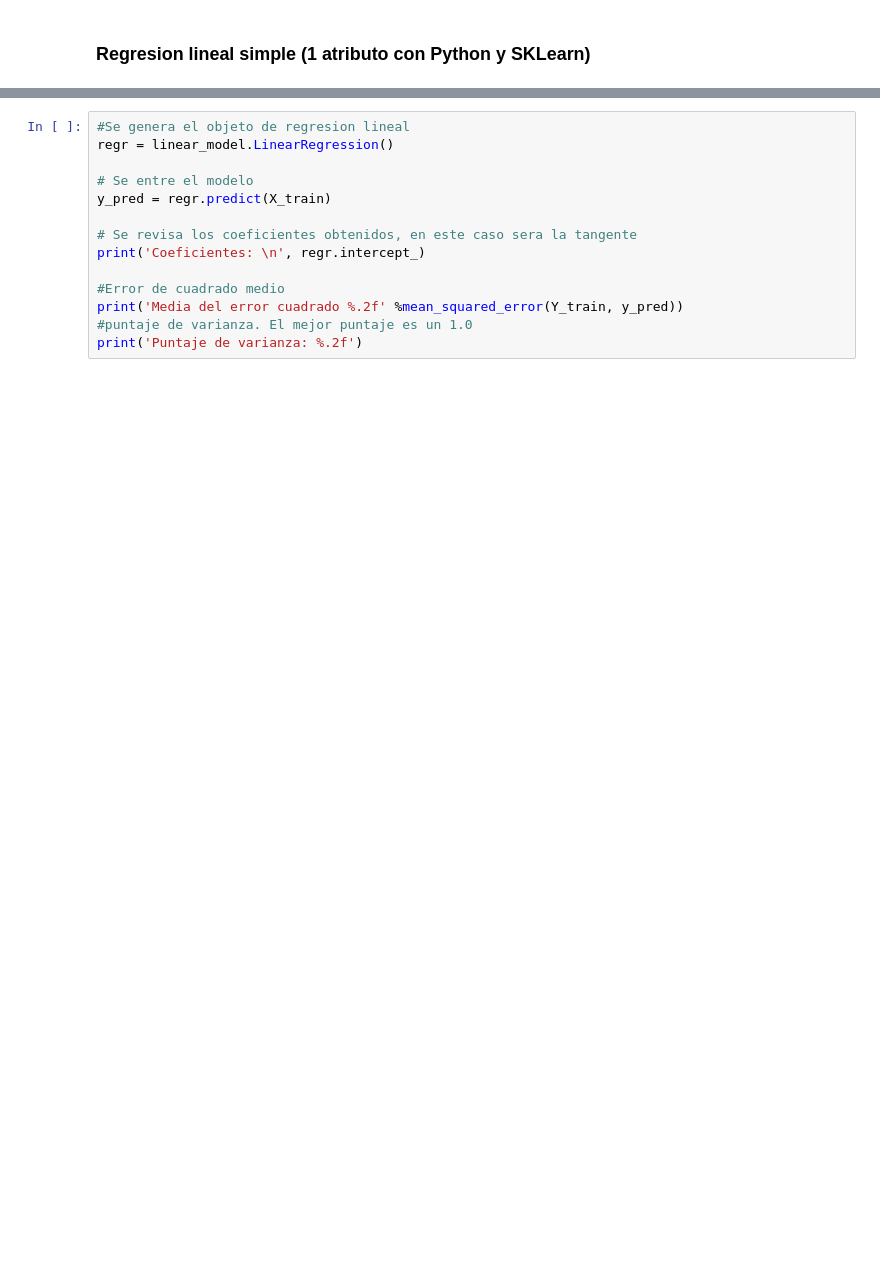
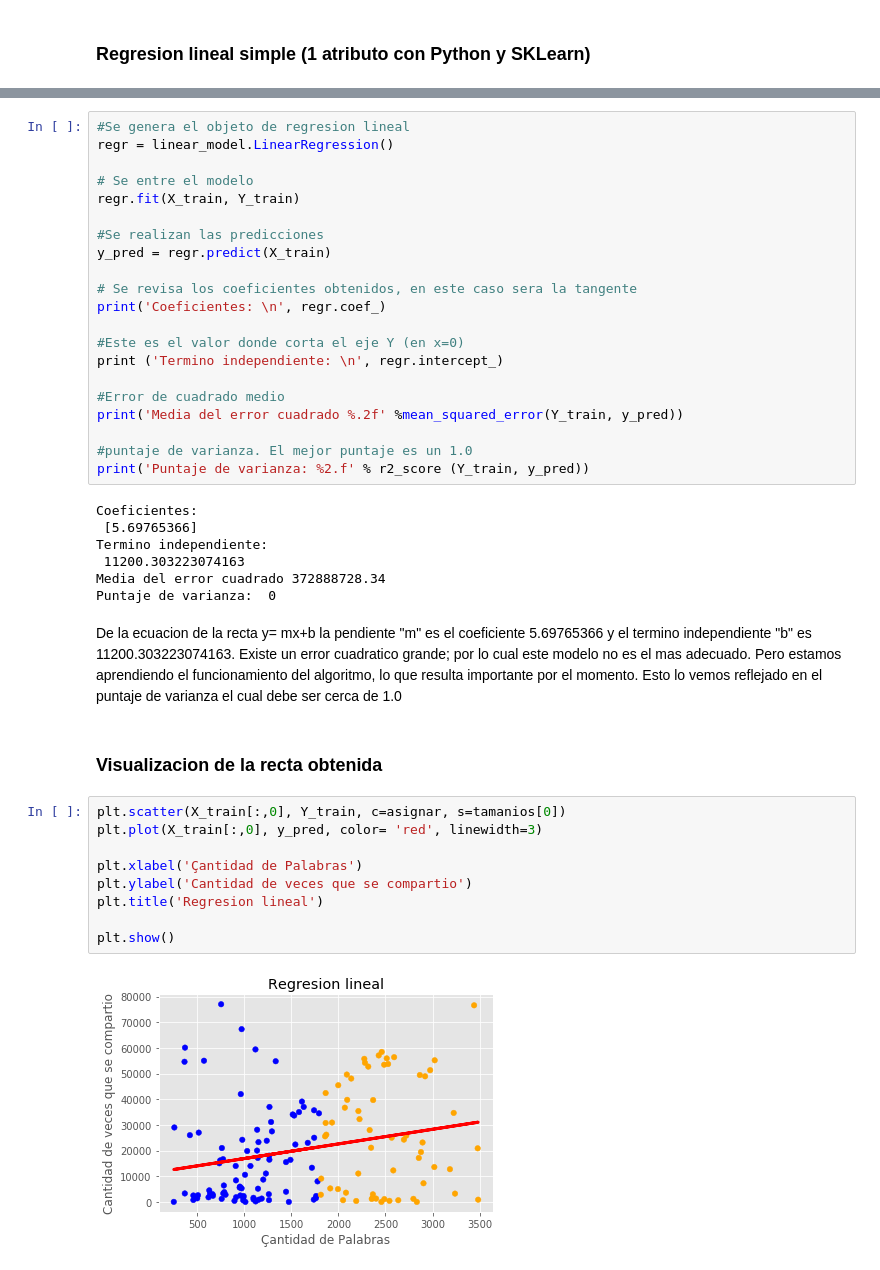
Before and after one commit to alexismier52/IA-CLASE-M5, a Jupyter notebook: Articulos_RL.ipynb, the cells around one changed output, grey strips where cells are left out. Saved outputs shown, nothing was run; the diff lists cells and outputs as text; blank space fills up the shorter version.

```diff
--- a/Articulos_RL.ipynb
+++ b/Articulos_RL.ipynb
@@ -130,12 +136,41 @@ NameError: name 'filtered_data' is not defined
 regr = linear_model.LinearRegression()
 
 # Se entre el modelo
+regr.fit(X_train, Y_train)
+
+#Se realizan las predicciones
 y_pred = regr.predict(X_train)
 
 # Se revisa los coeficientes obtenidos, en este caso sera la tangente
-print('Coeficientes: \n', regr.intercept_)
+print('Coeficientes: \n', regr.coef_)
+
+#Este es el valor donde corta el eje Y (en x=0)
+print ('Termino independiente: \n', regr.intercept_)
 
 #Error de cuadrado medio
 print('Media del error cuadrado %.2f' %mean_squared_error(Y_train, y_pred))
+
 #puntaje de varianza. El mejor puntaje es un 1.0
-print('Puntaje de varianza: %.2f')
+print('Puntaje de varianza: %2.f' % r2_score (Y_train, y_pred))
+# %% [output]
+Coeficientes:
+ [5.69765366]
+Termino independiente:
+ 11200.303223074163
+Media del error cuadrado 372888728.34
+Puntaje de varianza:  0
+# %% [markdown]
+De la ecuacion de la recta y= mx+b la pendiente "m" es el coeficiente 5.69765366 y el termino independiente "b" es 11200.303223074163. Existe un error cuadratico grande; por lo cual este modelo no es el mas adecuado. Pero estamos aprendiendo el funcionamiento del algoritmo, lo que resulta importante por el momento. Esto lo vemos reflejado en el puntaje de varianza el cual debe ser cerca de 1.0
+# %% [markdown]
+### Visualizacion de la recta obtenida
+# %%
+plt.scatter(X_train[:,0], Y_train, c=asignar, s=tamanios[0])
+plt.plot(X_train[:,0], y_pred, color= 'red', linewidth=3)
+
+plt.xlabel('Çantidad de Palabras')
+plt.ylabel('Cantidad de veces que se compartio')
+plt.title('Regresion lineal')
+
+plt.show()
+# %% [output]
+[figure, added]
```
Also changed, not shown: parts of 14 cells of this notebook.
